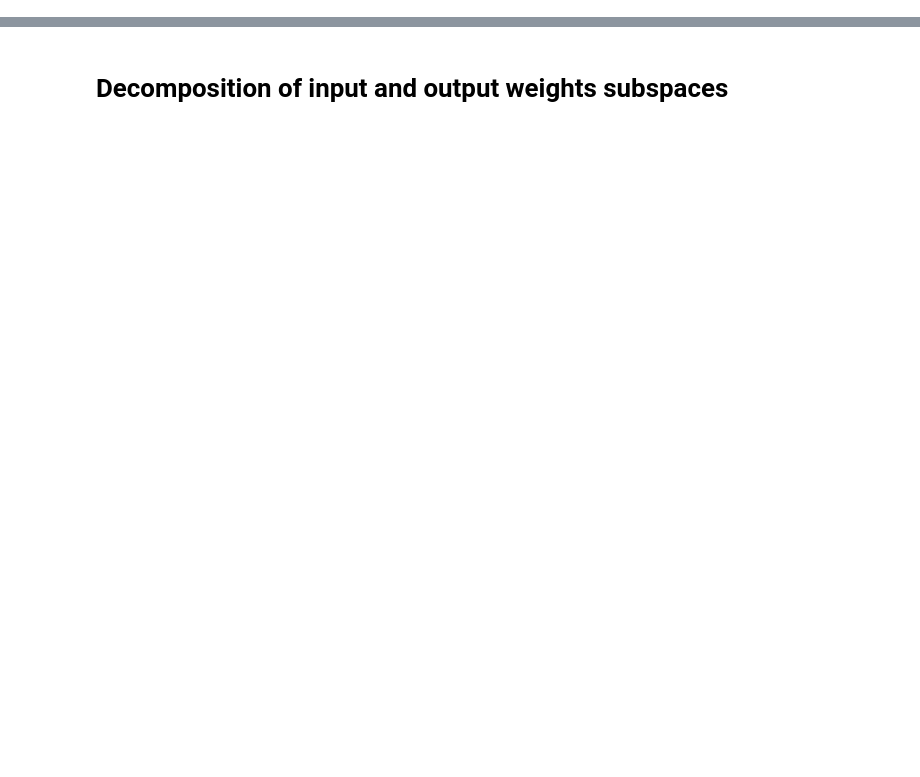
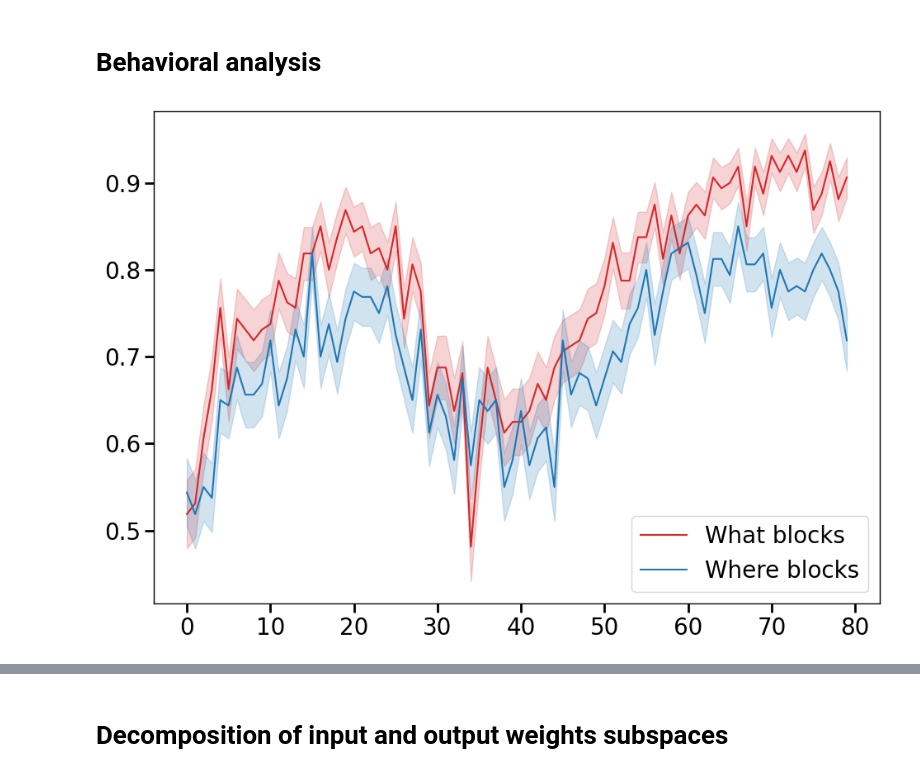
Before and after one commit to slenderham/what-where-task-analysis, a Jupyter notebook: rnn/network_analysis.ipynb, the cells around one changed output, grey strips where cells are left out. Saved outputs shown, nothing was run; the diff lists cells and outputs as text; code cells hidden in the pictures; blank space fills up the shorter version.

Commit message:
sync simulation results

```diff
--- a/rnn/network_analysis.ipynb
+++ b/rnn/network_analysis.ipynb
@@ -211,0 +231,17 @@ def test_model(model, epoch, test_samples=10):
+# %%
+import pickle
+
+test_activities_dir = '/dartfs/rc/lab/S/SoltaniA/f005d7d/what_where_analysis/rnn_test_activities/test_activities.pkl'
+
+if os.path.exists(test_activities_dir):
+    print('found previous record pickle, loading previous results')
+    with open(test_activities_dir, 'rb') as f:
+        all_saved_states = pickle.load(f)
+    print('loaded previous results')
+    print(all_saved_states['rewards'].mean(), all_saved_states['choose_better'].mean())
+else:
+    all_saved_states = test_model(all_models, test_samples=4)
+    print('simulation complete')
+    with open(test_activities_dir, 'wb') as f:
+        pickle.dump(all_saved_states, f)
+    print(f'saved results to {test_activities_dir}')
@@ -212,3 +266,37 @@ def test_model(model, epoch, test_samples=10):
+# %% [markdown]
+# Behavioral analysis
+# %%
+def learning_curves(results_dict):
+    # calculate the performance for all models based on the chosen location
+
+    performance = (results_dict['loc_chosen']==np.argmax(results_dict['reward_probs'], axis=-1)).squeeze()
+
+    where_blocks_mask = results_dict['block_type']==0
+    what_blocks_mask = results_dict['block_type']==1
+
+    where_blocks_performance = performance[where_blocks_mask]
+    what_blocks_performance = performance[what_blocks_mask]
+
+    plt.plot(what_blocks_performance.mean(0), label='What blocks', color='tab:red')
+    plt.plot(where_blocks_performance.mean(0), label='Where blocks', color='tab:blue')
+
+    plt.fill_between(np.arange(performance.shape[1]),
+                     what_blocks_performance.mean(0)-what_blocks_performance.std(0)/np.sqrt(what_blocks_performance.shape[0]),
+                     what_blocks_performance.mean(0)+what_blocks_performance.std(0)/np.sqrt(what_blocks_performance.shape[0]),
+                     color='tab:red', alpha=0.2)
+    plt.fill_between(np.arange(performance.shape[1]),
+                     where_blocks_performance.mean(0)-where_blocks_performance.std(0)/np.sqrt(where_blocks_performance.shape[0]),
+                     where_blocks_performance.mean(0)+where_blocks_performance.std(0)/np.sqrt(where_blocks_performance.shape[0]),
+                     color='tab:blue', alpha=0.2)
+
+    plt.legend()
+    plt.tight_layout()
+    plt.show()
+    return
+
+learning_curves(all_saved_states)
+# %% [output]
+[figure, added]
 # %%
 def stay_probs(results_dict):
     # calculate the probability of staying with the same location and stimulus choice given previous trial's reward outcomes
```
Also changed, not shown: parts of 34 cells of this notebook, 5 other files.
